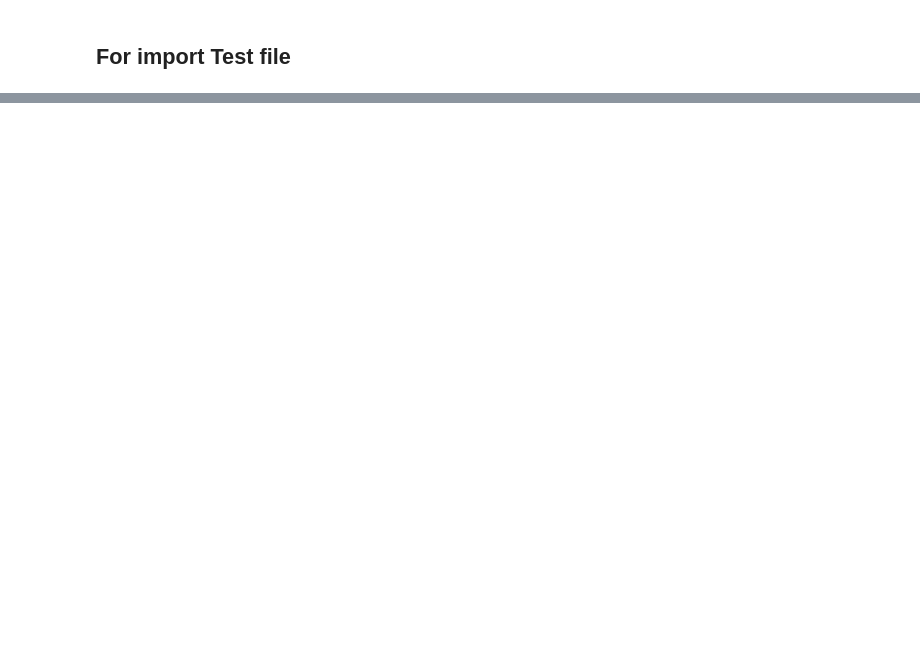
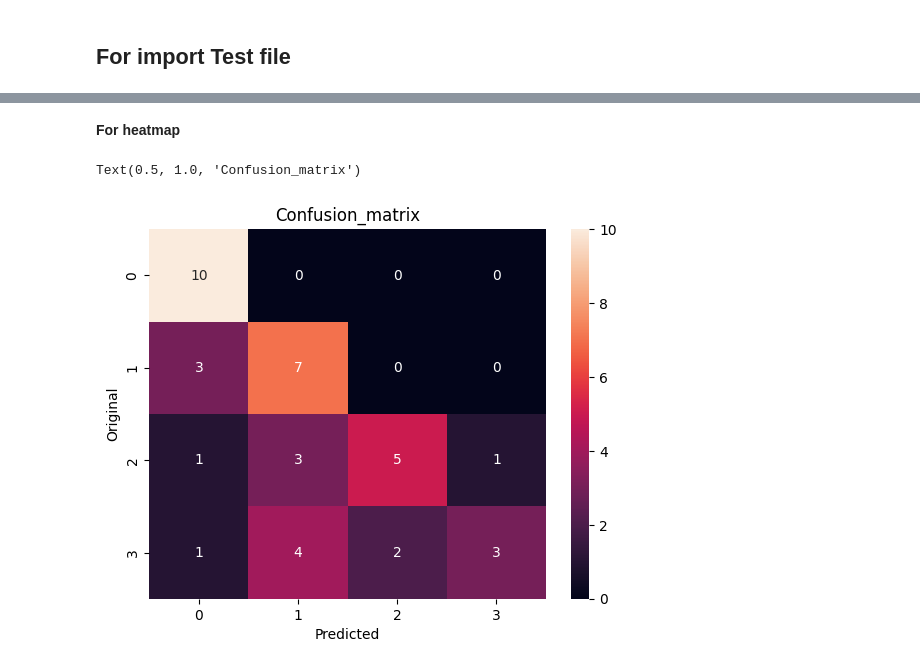
Before and after one commit to FemiAdesola/Data-Science, a Jupyter notebook: Operations_Department.ipynb, the cells around one changed output, grey strips where cells are left out. Cells and saved outputs as stored; diff of their text form; code cells hidden in the pictures; blank space fills up the shorter version.

```diff
--- a/Operations_Department.ipynb
+++ b/Operations_Department.ipynb
@@ -347,0 +417,13 @@ Accuracy Test : 0.699999988079071
+# %% [markdown]
+**For heatmap**
+# %%
+cm = confusion_matrix(np.asarray(original), np.asarray(prediction))
+ax = plt.subplot()
+sns.heatmap(cm, annot = True, ax = ax)
+
+ax.set_xlabel('Predicted')
+ax.set_ylabel('Original')
+ax.set_title('Confusion_matrix')
+# %% [output]
+Text(0.5, 1.0, 'Confusion_matrix')
+[figure, added]
```
Also changed, not shown: parts of 13 cells of this notebook.
